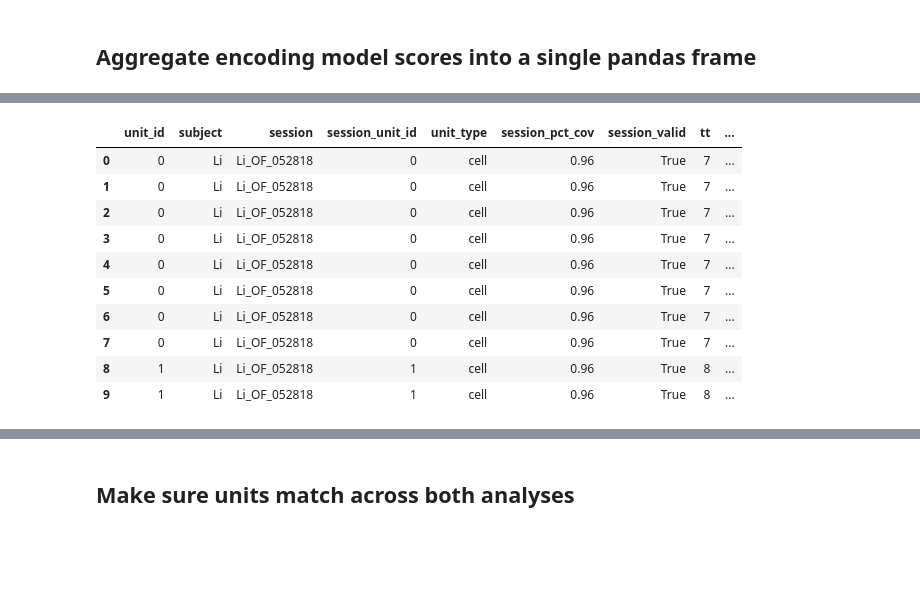
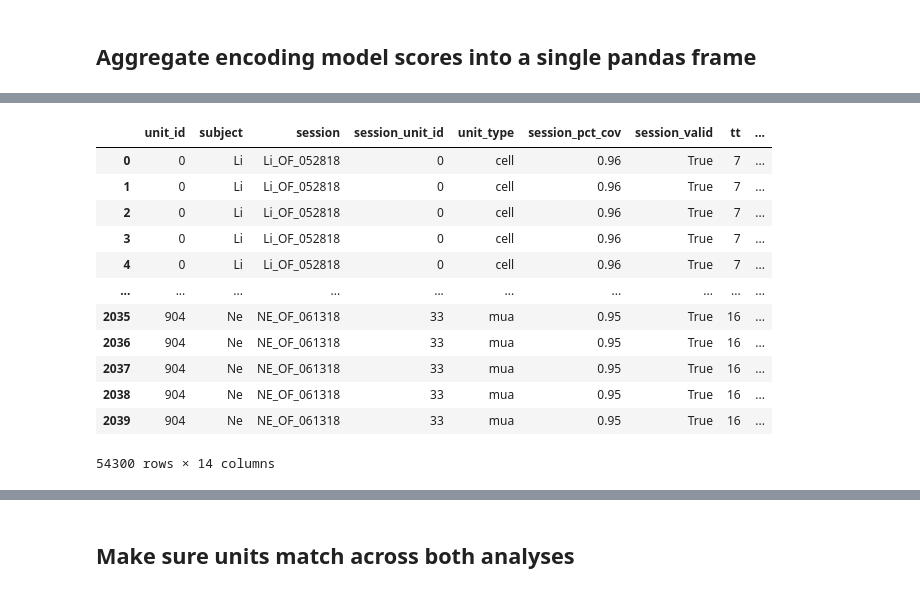
Before and after one commit to alexgonzl/TMA, a Jupyter notebook: Notebooks/OF_analyses_summary_notebook.ipynb, the cells around one changed output, grey strips where cells are left out. Saved outputs shown, nothing was run; the diff lists cells and outputs as text; code cells hidden in the pictures; blank space fills up the shorter version.

```diff
--- a/Notebooks/OF_analyses_summary_notebook.ipynb
+++ b/Notebooks/OF_analyses_summary_notebook.ipynb
@@ -303,14 +349,16 @@ Wall time: 14.8 s
-# %%
-models_scores[:10]
-# %% [output]
-|  | unit_id | subject | session | session_unit_id | unit_type | session_pct_cov | session_valid | tt | ... |
-| 0 | 0 | Li | Li_OF_052818 | 0 | cell | 0.96 | True | 7 | ... |
-| 1 | 0 | Li | Li_OF_052818 | 0 | cell | 0.96 | True | 7 | ... |
-| 2 | 0 | Li | Li_OF_052818 | 0 | cell | 0.96 | True | 7 | ... |
-| 3 | 0 | Li | Li_OF_052818 | 0 | cell | 0.96 | True | 7 | ... |
-| 4 | 0 | Li | Li_OF_052818 | 0 | cell | 0.96 | True | 7 | ... |
-| 5 | 0 | Li | Li_OF_052818 | 0 | cell | 0.96 | True | 7 | ... |
-| 6 | 0 | Li | Li_OF_052818 | 0 | cell | 0.96 | True | 7 | ... |
-| 7 | 0 | Li | Li_OF_052818 | 0 | cell | 0.96 | True | 7 | ... |
-| 8 | 1 | Li | Li_OF_052818 | 1 | cell | 0.96 | True | 8 | ... |
-| 9 | 1 | Li | Li_OF_052818 | 1 | cell | 0.96 | True | 8 | ... |
+# %%
+model_scores
+# %% [output]
+|  | unit_id | subject | session | session_unit_id | unit_type | session_pct_cov | session_valid | tt | ... |
+| 0 | 0 | Li | Li_OF_052818 | 0 | cell | 0.96 | True | 7 | ... |
+| 1 | 0 | Li | Li_OF_052818 | 0 | cell | 0.96 | True | 7 | ... |
+| 2 | 0 | Li | Li_OF_052818 | 0 | cell | 0.96 | True | 7 | ... |
+| 3 | 0 | Li | Li_OF_052818 | 0 | cell | 0.96 | True | 7 | ... |
+| 4 | 0 | Li | Li_OF_052818 | 0 | cell | 0.96 | True | 7 | ... |
+| ... | ... | ... | ... | ... | ... | ... | ... | ... | ... |
+| 2035 | 904 | Ne | NE_OF_061318 | 33 | mua | 0.95 | True | 16 | ... |
+| 2036 | 904 | Ne | NE_OF_061318 | 33 | mua | 0.95 | True | 16 | ... |
+| 2037 | 904 | Ne | NE_OF_061318 | 33 | mua | 0.95 | True | 16 | ... |
+| 2038 | 904 | Ne | NE_OF_061318 | 33 | mua | 0.95 | True | 16 | ... |
+| 2039 | 904 | Ne | NE_OF_061318 | 33 | mua | 0.95 | True | 16 | ... |
+54300 rows × 14 columns
```
Also changed, not shown: parts of 12 cells of this notebook, 5 other files.
